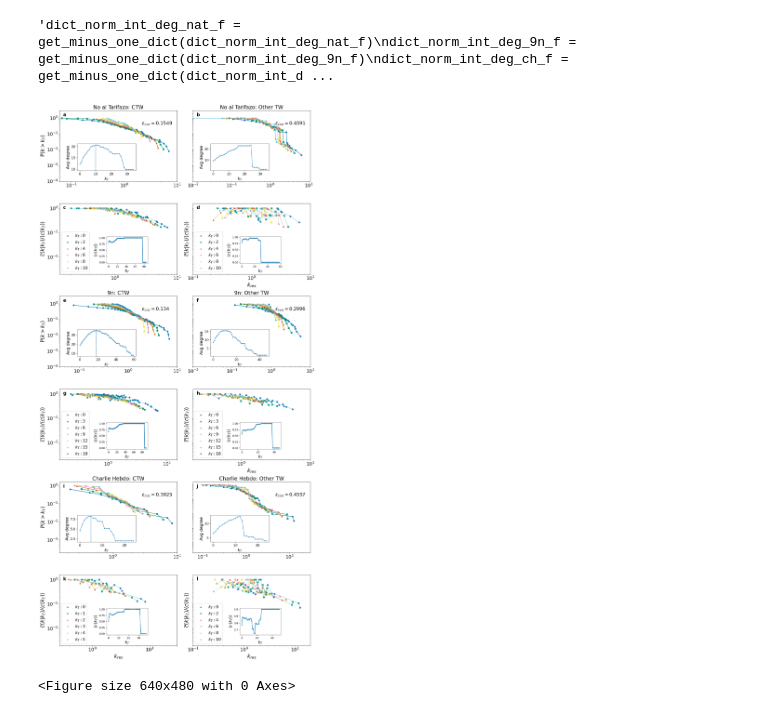
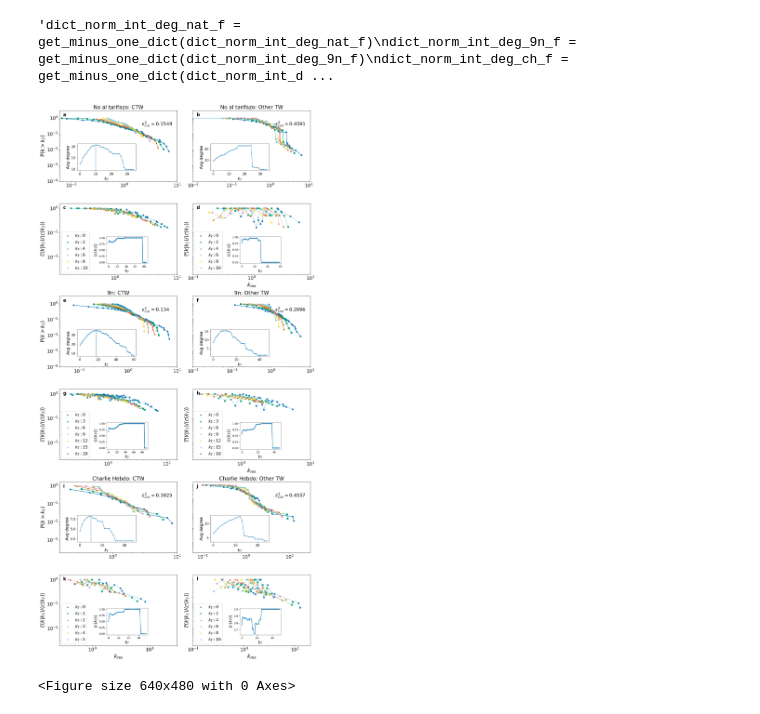
Before and after one commit to Manusua/self-similarity-in-social-movements, a Jupyter notebook: latex_self_similarity.ipynb, the cells around one changed output. Drawn from its saved outputs; the diff is of its cells as text; code cells hidden in the pictures.

```diff
--- a/latex_self_similarity.ipynb
+++ b/latex_self_similarity.ipynb
@@ -825,7 +833,7 @@ for ax in axs: ax.set_facecolor('white')
 fig.set_size_inches(15, 30)
 
 cfg = [
-	dict(k='nat', title='No al Tarifazo', x_f=(0.15, 15), x_o=(0.8, 10), xcl=100, lim_f='limit_kt_nat_f', lim_o=35),
+	dict(k='nat', title='No al tarifazo', x_f=(0.15, 15), x_o=(0.8, 10), xcl=100, lim_f='limit_kt_nat_f', lim_o=35),
 	dict(k='9n',  title='9n',            x_f=(0.13, 10), x_o=(0.8, 15), xcl=100, lim_f='limit_kt_9n_f',  lim_o='limit_kt_9n_o_f'),
 	dict(k='ch',  title='Charlie Hebdo', x_f=(0.27, 30), x_o=(0.8, 30), xcl=50,  lim_f=25,             lim_o=25),
 ]
@@ -875,15 +883,15 @@ for ax in axs: ax.tick_params(axis='both', which='major', labelsize=18)
 for j in [0, 4, 8]: axs[j].set_ylabel('P($k>k_T$)', fontsize=20)
 
 for ax_i, eps in [(0, eps_nat), (1, eps_nat_o), (4, eps_9n), (5, eps_9n_o), (8, eps_ch), (9, eps_ch_o)]:
-	axs[ax_i].text(0.70, 0.85, '$\\epsilon_{cco}=$' + str(round(eps, 4)), transform=axs[ax_i].transAxes, fontsize=18, va='top', ha='left')
+	axs[ax_i].text(0.70, 0.85, '$\\epsilon^2_{cco}=$' + str(round(eps, 4)), transform=axs[ax_i].transAxes, fontsize=18, va='top', ha='left')
 
 for j in [1, 5, 9]: axs[j].set_ylabel('')
 for j in [2, 6]: axs[j].set_xlabel('')
 for j in [2, 6, 10]: axs[j].set_ylabel('$\\overline{c}(k|k_T)/\\langle c(k_T)\\rangle$', fontsize=20)
 for j in [10, 11]: axs[j].set_xlabel('$k_{res}$', fontsize=20)
 
-axs[0].set_title('No al Tarifazo: CTW', fontsize=20)
-axs[1].set_title('No al Tarifazo: Other TW', fontsize=20)
+axs[0].set_title('No al tarifazo: CTW', fontsize=20)
+axs[1].set_title('No al tarifazo: Other TW', fontsize=20)
 axs[4].set_title('9n: CTW', fontsize=20)
 axs[5].set_title('9n: Other TW', fontsize=20)
 axs[8].set_title('Charlie Hebdo: CTW', fontsize=20)
@@ -908,12 +916,12 @@ axs[0].set_ylabel("P($k>k_T$)", fontsize=20)
 axs[4].set_ylabel("P($k>k_T$)", fontsize=20)
 axs[8].set_ylabel("P($k>k_T$)", fontsize=20)
 
-axs[0].text(0.70, 0.85, "$\epsilon_{cco}=$" + str(round(eps_nat, 4)),transform=axs[0].transAxes, fontsize=18,va="top",ha="left")
-axs[1].text(0.70, 0.85, "$\epsilon_{cco}=$" + str(round(eps_nat_o, 4)),transform=axs[1].transAxes, fontsize=18,va="top",ha="left")
-axs[4].text(0.70, 0.85, "$\epsilon_{cco}=$" + str(round(eps_9n, 4)),transform=axs[4].transAxes, fontsize=18,va="top",ha="left")
-axs[5].text(0.70, 0.85, "$\epsilon_{cco}=$" + str(round(eps_9n_o, 4)),transform=axs[5].transAxes, fontsize=18,va="top",ha="left")
-axs[8].text(0.70, 0.85, "$\epsilon_{cco}=$" + str(round(eps_ch, 4)),transform=axs[8].transAxes, fontsize=18,va="top",ha="left")
-axs[9].text(0.70, 0.85, "$\epsilon_{cco}=$" + str(round(eps_ch_o, 4)),transform=axs[9].transAxes, fontsize=18,va="top",ha="left")
+axs[0].text(0.70, 0.85, "$\epsilon^2_{cco}=$" + str(round(eps_nat, 4)),transform=axs[0].transAxes, fontsize=18,va="top",ha="left")
+axs[1].text(0.70, 0.85, "$\epsilon^2_{cco}=$" + str(round(eps_nat_o, 4)),transform=axs[1].transAxes, fontsize=18,va="top",ha="left")
+axs[4].text(0.70, 0.85, "$\epsilon^2_{cco}=$" + str(round(eps_9n, 4)),transform=axs[4].transAxes, fontsize=18,va="top",ha="left")
+axs[5].text(0.70, 0.85, "$\epsilon^2_{cco}=$" + str(round(eps_9n_o, 4)),transform=axs[5].transAxes, fontsize=18,va="top",ha="left")
+axs[8].text(0.70, 0.85, "$\epsilon^2_{cco}=$" + str(round(eps_ch, 4)),transform=axs[8].transAxes, fontsize=18,va="top",ha="left")
+axs[9].text(0.70, 0.85, "$\epsilon^2_{cco}=$" + str(round(eps_ch_o, 4)),transform=axs[9].transAxes, fontsize=18,va="top",ha="left")
 
 
 
@@ -921,36 +929,36 @@ axs[1].set_ylabel("")
 axs[5].set_ylabel("")
 axs[9].set_ylabel("")
 
 
 axs[2].set_xlabel("")
 axs[6].set_xlabel("")
 
 axs[2].set_ylabel("$\\overline{c}(k|k_T)/\\langle c(k_T)\\rangle$", fontsize=20)
 axs[6].set_ylabel("$\\overline{c}(k|k_T)/\\langle c(k_T)\\rangle$", fontsize=20)
 axs[10].set_ylabel("$\\overline{c}(k|k_T)/\\langle c(k_T)\\rangle$", fontsize=20)
 
 axs[10].set_xlabel("$k_{res}$", fontsize=20)
 axs[11].set_xlabel("$k_{res}$", fontsize=20)
 
-axs[0].set_title("No al Tarifazo: CTW", fontsize=20)
-axs[1].set_title("No al Tarifazo: Other TW", fontsize=20)
+axs[0].set_title("No al tarifazo: CTW", fontsize=20)
+axs[1].set_title("No al tarifazo: Other TW", fontsize=20)
 axs[4].set_title("9n: CTW", fontsize=20)
 axs[5].set_title("9n: Other TW", fontsize=20)
 axs[8].set_title("Charlie Hebdo: CTW", fontsize=20)
 axs[9].set_title("Charlie Hebdo: Other TW", fontsize=20)
 
 axs[1].set_yticklabels([])
 axs[3].set_yticklabels([])
 axs[5].set_yticklabels([])
 axs[7].set_yticklabels([])
 axs[9].set_yticklabels([])
 axs[11].set_yticklabels([])
 
 plt.tight_layout()
 plt.savefig(plots_folder + "all_self_sim_exponential_o_filtered.png",dpi=300)
 plt.show()
 # %% [output]
-[figure, old version]
+[figure, new version]
 <Figure size 640x480 with 0 Axes>
 # %%
 # Misma figura que la celda anterior, pero en 3 plots separados (uno por movimiento social)
```
Also changed, not shown: parts of 7 cells of this notebook, 56 other files.
